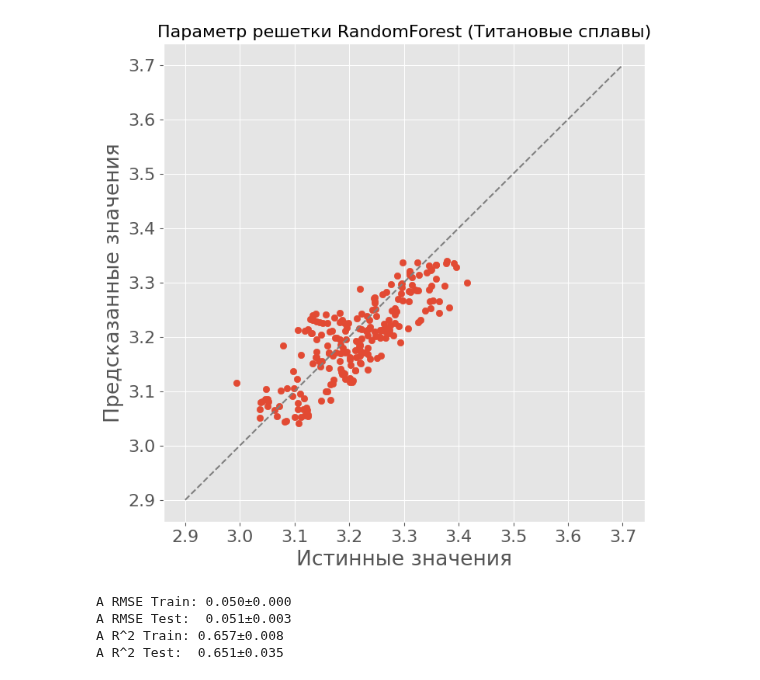
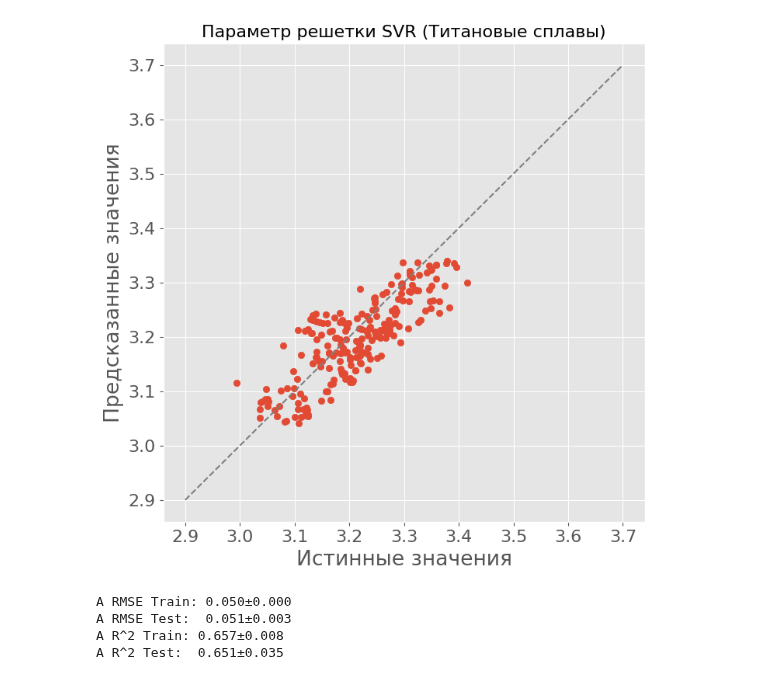
Before and after one commit to Avagr/Prac_MISIS, a Jupyter notebook: Scripts/svr.ipynb, the cells around one changed output. Drawn from its saved outputs; the diff is of its cells as text; code cells hidden in the pictures.

```diff
--- a/Scripts/svr.ipynb
+++ b/Scripts/svr.ipynb
@@ -40,35 +40,35 @@ data = extractor.dataframe
 features = data[data.el1 == 'Ti'].apply(extractor.extract_properties, axis=1, result_type='expand').to_numpy()
 target = data[data.el1 == 'Ti']['a'].to_numpy()
 
 cv_mse_train = []
 cv_mse_test = []
 cv_r2_train = []
 cv_r2_test = []
 
 for train_index, test_index in KFold(n_splits=5, shuffle=True, random_state=57).split(features):
     features_train, features_test = features[train_index], features[test_index]
     target_train, target_test = target[train_index], target[test_index]
 
     scaler = StandardScaler().fit(features_train)
 
     scaled_features_train = scaler.transform(features_train)
     scaled_features_test = scaler.transform(features_test)
 
     svr = SVR(kernel='rbf').fit(scaled_features_train, target_train)
     res_train = svr.predict(scaled_features_train)
     res_test = svr.predict(scaled_features_test)
     cv_mse_train.append(mean_squared_error(target_train, res_train, squared=False))
     cv_mse_test.append(mean_squared_error(target_test, res_test, squared=False))
     cv_r2_train.append(r2_score(target_train, res_train))
     cv_r2_test.append(r2_score(target_test, res_test))
 
-visualize(target_test, res_test, 'Параметр решетки RandomForest (Титановые сплавы)', 2.9, 3.7)
+visualize(target_test, res_test, 'Параметр решетки SVR (Титановые сплавы)', 2.9, 3.7)
 print(f"A RMSE Train: {np.mean(cv_mse_train):.3f}±{np.std(cv_mse_train):.3f}\n"
       f"A RMSE Test:  {np.mean(cv_mse_test):.3f}±{np.std(cv_mse_test):.3f}")
 print(f"A R^2 Train: {np.mean(cv_r2_train):.3f}±{np.std(cv_r2_train):.3f}\n"
       f"A R^2 Test:  {np.mean(cv_r2_test):.3f}±{np.std(cv_r2_test):.3f}")
 # %% [output]
-[figure, old version]
+[figure, new version]
 A RMSE Train: 0.050±0.000
 A RMSE Test:  0.051±0.003
 A R^2 Train: 0.657±0.008
```
Also changed, not shown: parts of 5 cells of this notebook, 1 other file.
